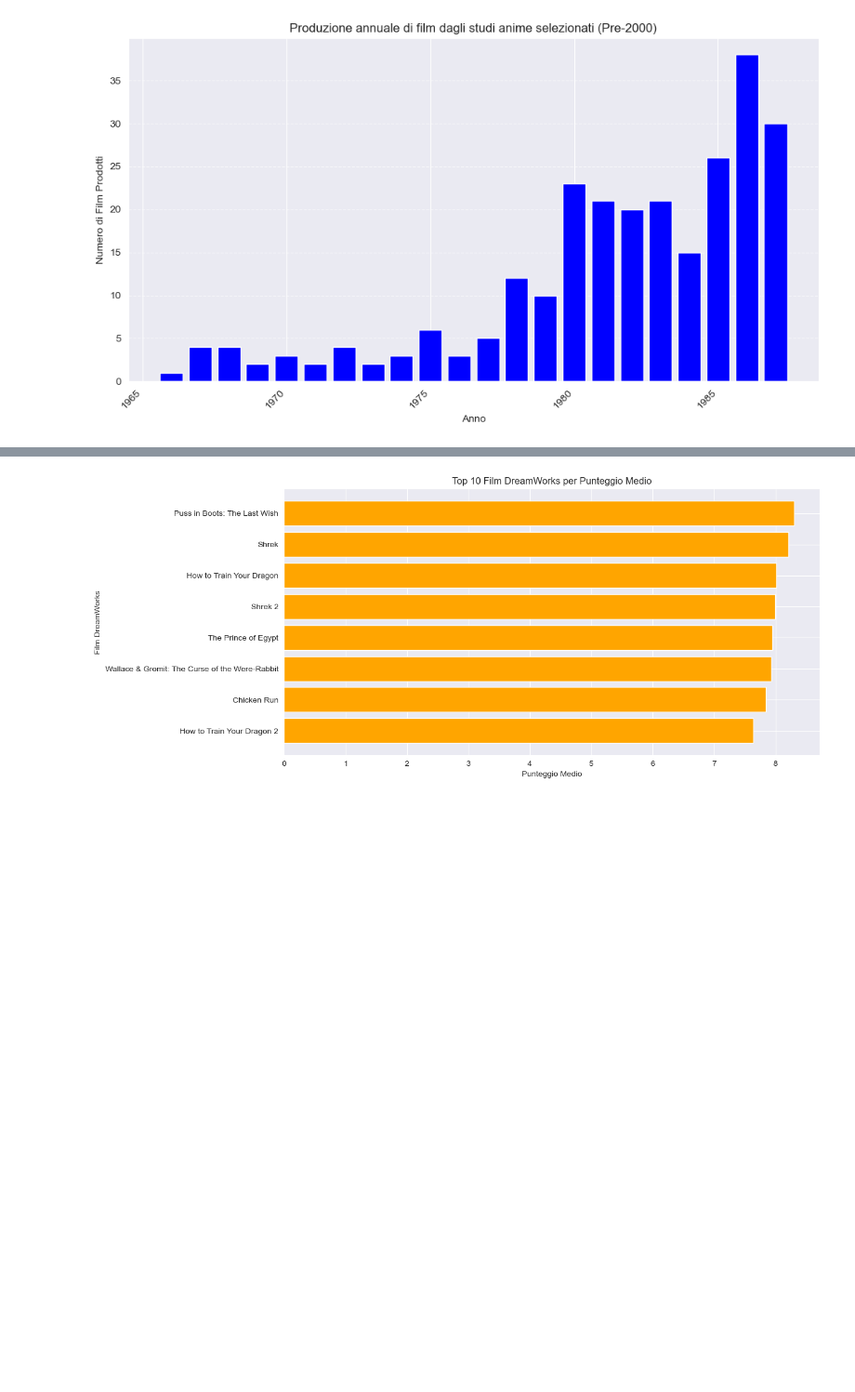
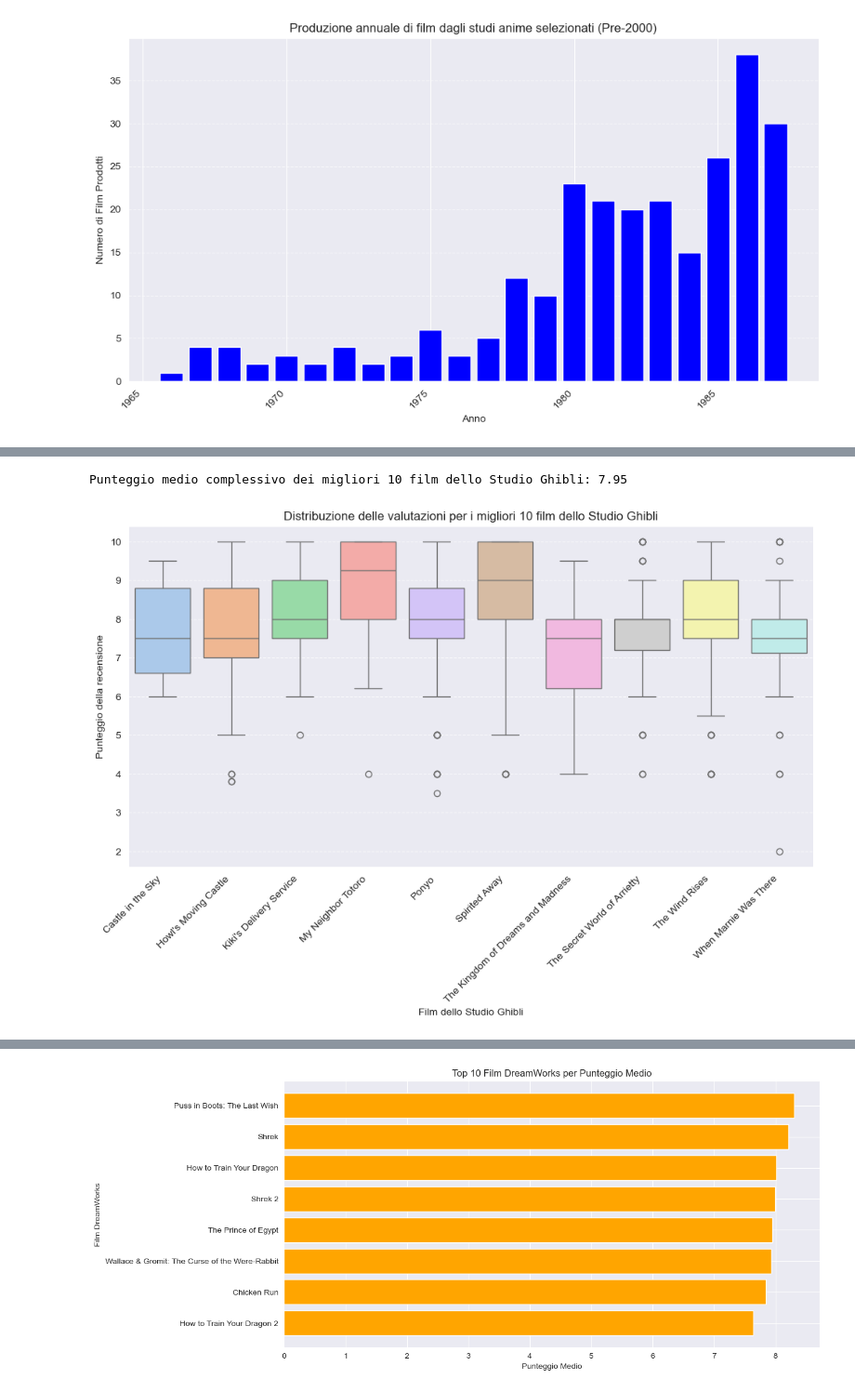
Before and after one commit to DavideGiordano77/MainDirectory, a Jupyter notebook: Solutions/cartoon.ipynb, the cells around one changed output, grey strips where cells are left out. Shown at 93% size. Saved outputs shown, nothing was run; the diff lists cells and outputs as text; code cells hidden in the pictures; blank space fills up the shorter version.

```diff
--- a/Solutions/cartoon.ipynb
+++ b/Solutions/cartoon.ipynb
@@ -397 +470,38 @@ else:
+# %%
+import pandas as pd
+import seaborn as sns
+import matplotlib.pyplot as plt
+
+# Unire i dataset per identificare i film dello Studio Ghibli
+movies_studios = pd.merge(movies, studios, on="id", how="left")
+studio_ghibli_movies = movies_studios[movies_studios["studio"].str.contains("Ghibli", case=False, na=False)]
+
+# Calcolare il punteggio medio delle recensioni per ogni film
+ghibli_reviews = rotten_tomatoes[rotten_tomatoes["movie_title"].isin(studio_ghibli_movies["name"])]
+avg_scores = ghibli_reviews.groupby("movie_title")["review_score"].mean().reset_index()
+
+# Selezionare i migliori 10 film in base al punteggio medio
+best_ghibli_movies = avg_scores.sort_values(by="review_score", ascending=False).head(10)
+
+# Filtrare le recensioni solo per i migliori 10 film
+ghibli_reviews = ghibli_reviews[ghibli_reviews["movie_title"].isin(best_ghibli_movies["movie_title"])]
+
+# Calcolare la media complessiva dei punteggi dei migliori 10 film
+overall_avg_score = best_ghibli_movies["review_score"].mean()
+
+# Stampare la media complessiva
+print(f"Punteggio medio complessivo dei migliori 10 film dello Studio Ghibli: {overall_avg_score:.2f}")
+
+# Creazione del boxplot
+plt.figure(figsize=(12, 6))
+sns.boxplot(data=ghibli_reviews, x="movie_title", y="review_score", hue="movie_title", palette="pastel", legend=False)
+plt.ylabel("Punteggio della recensione")
+plt.xlabel("Film dello Studio Ghibli")
+plt.title("Distribuzione delle valutazioni per i migliori 10 film dello Studio Ghibli")
+plt.grid(axis='y', linestyle='--', alpha=0.7)
+plt.xticks(rotation=45, ha="right")
+plt.show()
+# %% [output]
+Punteggio medio complessivo dei migliori 10 film dello Studio Ghibli: 7.95
+[figure, added]
 # %% [markdown]
```
Also changed, not shown: parts of 10 cells of this notebook.
